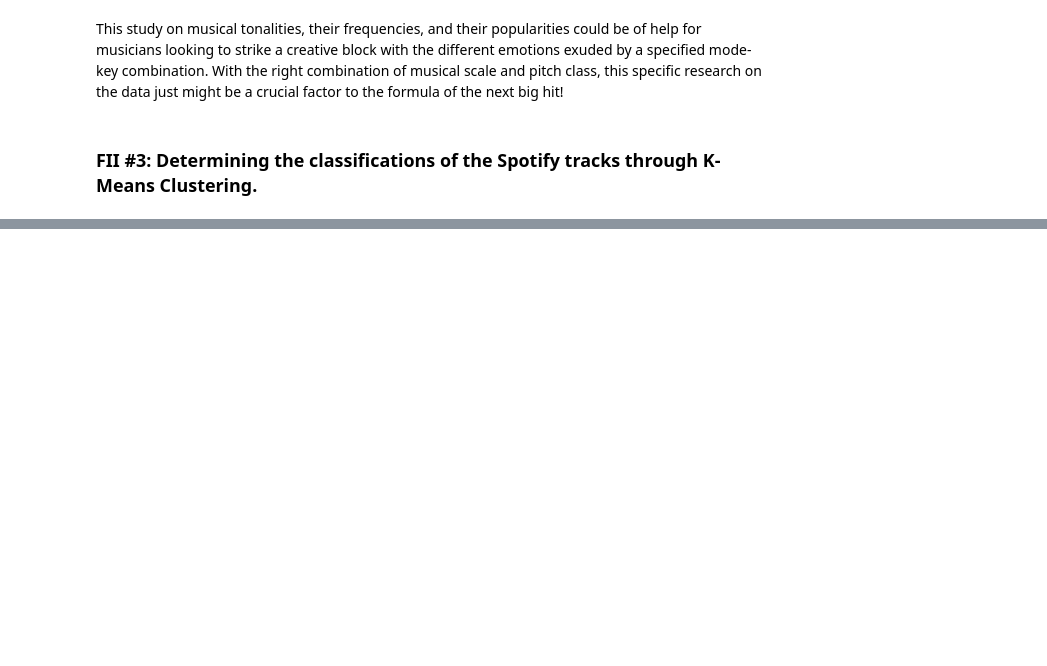
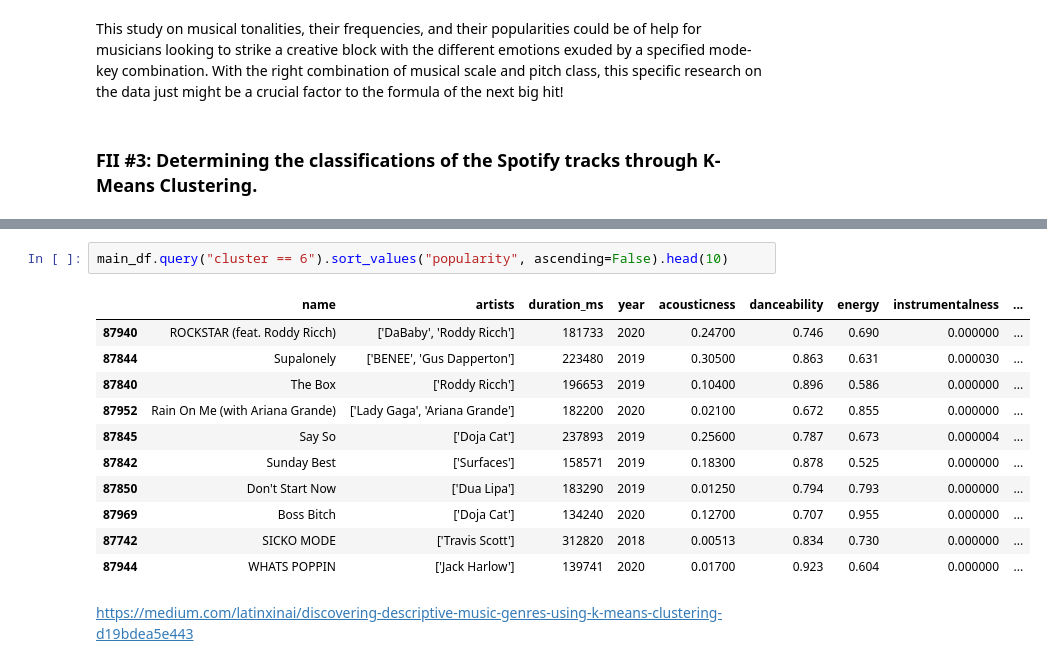
Before and after one commit to gabminamedez/spotify-data, a Jupyter notebook: Spotify Data.ipynb, the cells around one changed output, grey strips where cells are left out. Saved outputs shown, nothing was run; the diff lists cells and outputs as text; blank space fills up the shorter version.

```diff
--- a/Spotify Data.ipynb
+++ b/Spotify Data.ipynb
@@ -474,0 +488,16 @@ clustersfinal_df
+# %%
+main_df.query("cluster == 6").sort_values("popularity", ascending=False).head(10)
+# %% [output]
+|  | name | artists | duration_ms | year | acousticness | danceability | energy | instrumentalness | ... |
+| 87940 | ROCKSTAR (feat. Roddy Ricch) | ['DaBaby', 'Roddy Ricch'] | 181733 | 2020 | 0.24700 | 0.746 | 0.690 | 0.000000 | ... |
+| 87844 | Supalonely | ['BENEE', 'Gus Dapperton'] | 223480 | 2019 | 0.30500 | 0.863 | 0.631 | 0.000030 | ... |
+| 87840 | The Box | ['Roddy Ricch'] | 196653 | 2019 | 0.10400 | 0.896 | 0.586 | 0.000000 | ... |
+| 87952 | Rain On Me (with Ariana Grande) | ['Lady Gaga', 'Ariana Grande'] | 182200 | 2020 | 0.02100 | 0.672 | 0.855 | 0.000000 | ... |
+| 87845 | Say So | ['Doja Cat'] | 237893 | 2019 | 0.25600 | 0.787 | 0.673 | 0.000004 | ... |
+| 87842 | Sunday Best | ['Surfaces'] | 158571 | 2019 | 0.18300 | 0.878 | 0.525 | 0.000000 | ... |
+| 87850 | Don't Start Now | ['Dua Lipa'] | 183290 | 2019 | 0.01250 | 0.794 | 0.793 | 0.000000 | ... |
+| 87969 | Boss Bitch | ['Doja Cat'] | 134240 | 2020 | 0.12700 | 0.707 | 0.955 | 0.000000 | ... |
+| 87742 | SICKO MODE | ['Travis Scott'] | 312820 | 2018 | 0.00513 | 0.834 | 0.730 | 0.000000 | ... |
+| 87944 | WHATS POPPIN | ['Jack Harlow'] | 139741 | 2020 | 0.01700 | 0.923 | 0.604 | 0.000000 | ... |
+# %% [markdown]
+https://medium.com/latinxinai/discovering-descriptive-music-genres-using-k-means-clustering-d19bdea5e443
```
Also changed, not shown: parts of 5 cells of this notebook.
